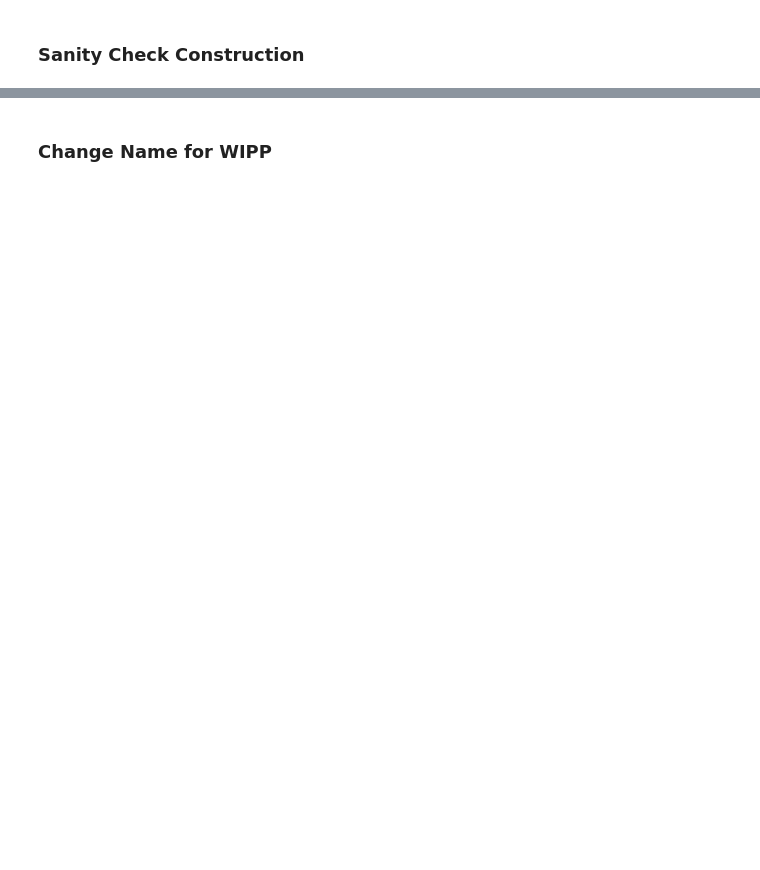
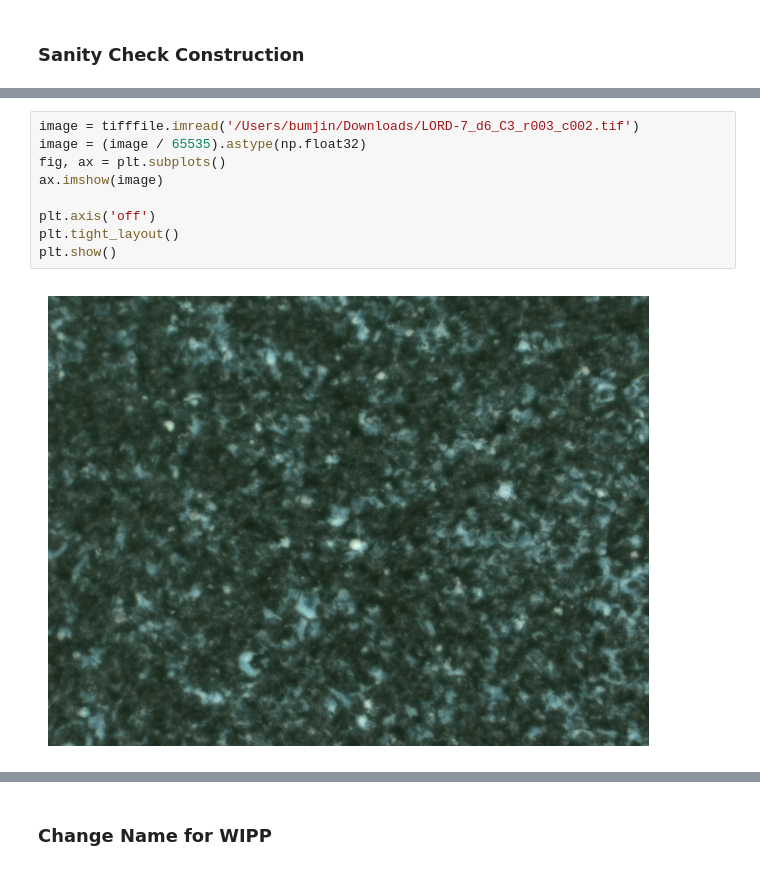
Before and after one commit to joobumjin/GraphSC, a Jupyter notebook: Notebook/PreProcessing.ipynb, the cells around one changed output, grey strips where cells are left out. Saved outputs shown, nothing was run; the diff lists cells and outputs as text; blank space fills up the shorter version.

```diff
--- a/Notebook/PreProcessing.ipynb
+++ b/Notebook/PreProcessing.ipynb
@@ -589,0 +753,11 @@ Image saved as '../Demonstration/Cell Seg txt/AMD1_Clone-B_D75_n742_r2396_c1807.
+# %%
+image = tifffile.imread('/Users/bumjin/Downloads/LORD-7_d6_C3_r003_c002.tif')
+image = (image / 65535).astype(np.float32)
+fig, ax = plt.subplots()
+ax.imshow(image)
+
+plt.axis('off')
+plt.tight_layout()
+plt.show()
+# %% [output]
+[figure, added]
```
Also changed, not shown: parts of 21 cells of this notebook, 1 other file.
